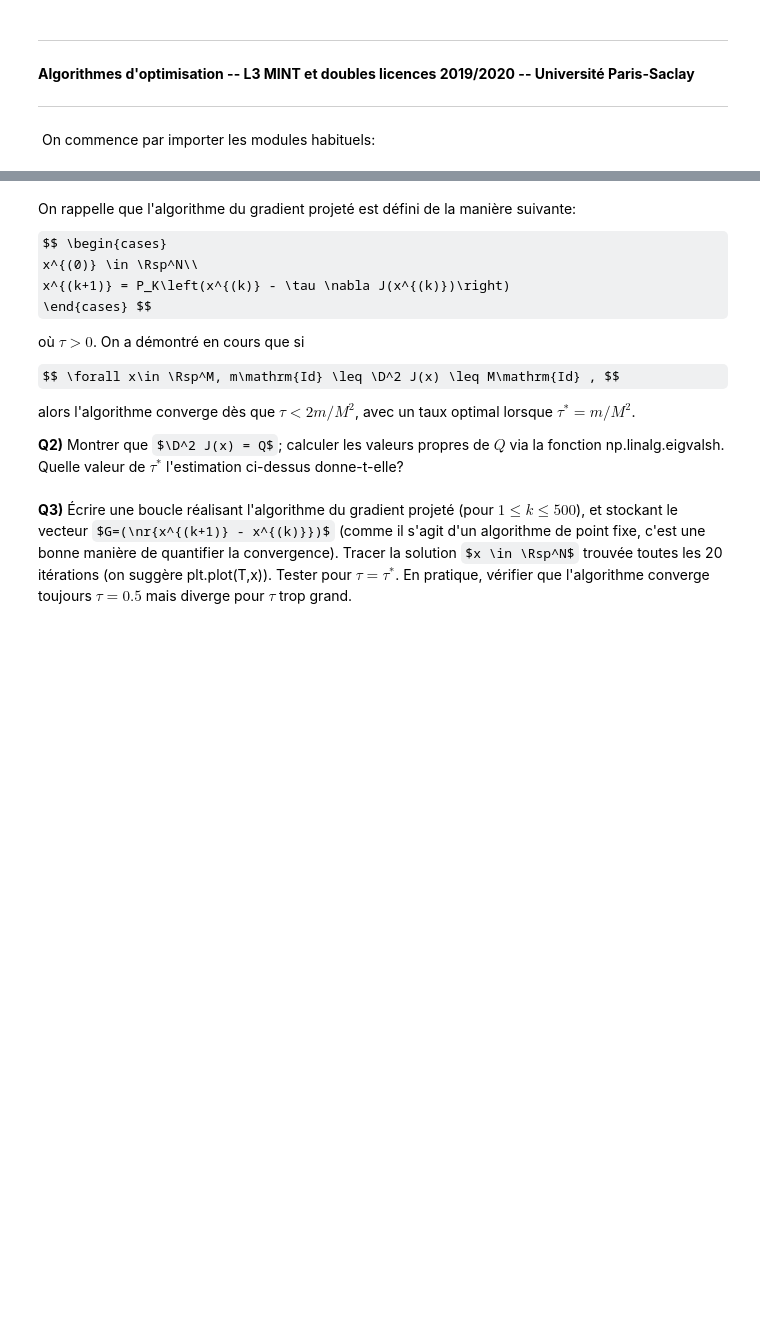
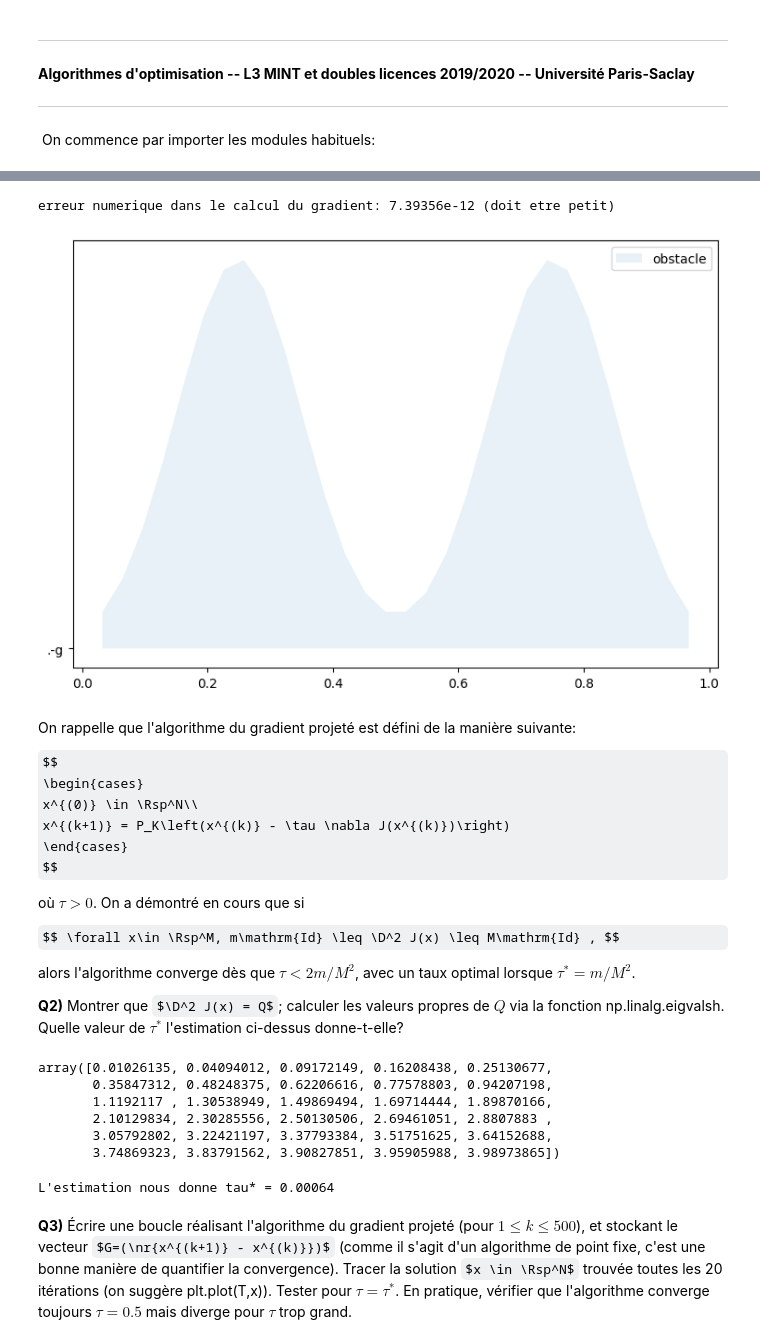
Before and after one commit to aboissie/Algorithms-for-Optimization-, a Jupyter notebook: TP3/tp3-sujet.ipynb, the cells around one changed output, grey strips where cells are left out. Saved outputs shown, nothing was run; the diff lists cells and outputs as text; code cells hidden in the pictures; some formulas as TeX source; blank space fills up the shorter version.

```diff
--- a/TP3/tp3-sujet.ipynb
+++ b/TP3/tp3-sujet.ipynb
@@ -52,23 +52,40 @@ Le gradient de la fonction  $J$ en $x\in \Rsp^N$ est alors donné par $\nabla J(
 
 **Q1)** Écrire une fonction projK(x) retournant la projection de $x\in \Rsp^N$ sur $K$ (la tester avec des petites valeurs de $N$). On fixe désormais $N=30$: écrire la matrice $Q$ et deux fonctions `J(x)` et `gradJ(x)` calculant la valeur et le gradient de $J$. Vérifier le calcul du gradient avec `check_gradient`.
 # %%
-# initialiser les variables K,Q, x0, fmin
-
 N = 30
 T = np.linspace(0,1,N+2)[1:-1]
 F = np.exp(-50*(T-.75)**2) + np.exp(-50*(T-.25)**2)
 #plt.plot(T,F,'.-g',label='obstacle')
 plt.fill_between(T,F,'.-g',label='obstacle',alpha=0.1)
 plt.legend()
 
-# <completer>
+Q = np.diag([2] * N)
+for i in range(0, N - 1):
+    Q[i][i + 1] = -1
+    Q[i + 1][i] = -1
+
+def projK(x):
+    return [max(x_i, f_i) for (x_i, f_i) in zip(x, F)]
+
+def J(x):
+    return 1/2 * x.dot(Q.dot(x))
+
+def gradJ(x):
+    return Q.dot(x)
+
+verifier_gradient(J, gradJ, x0 = np.random.random(N))
+# %% [output]
+erreur numerique dans le calcul du gradient: 7.39356e-12 (doit etre petit)
+[figure, added]
 # %% [markdown]
 On rappelle que l'algorithme du gradient projeté est défini de la manière suivante:
 
-$$ \begin{cases}
+$$
+\begin{cases}
 x^{(0)} \in \Rsp^N\\
 x^{(k+1)} = P_K\left(x^{(k)} - \tau \nabla J(x^{(k)})\right)
-\end{cases} $$
+\end{cases}
+$$
 
 où $\tau>0$. On a démontré en cours que si
 
@@ -82,2 +97,17 @@ alors l'algorithme converge dès que $\tau < 2m/M^2$, avec un taux optimal lorsq
+# %%
+eigs = np.linalg.eigvalsh(Q)
+eigs
+# %% [output]
+array([0.01026135, 0.04094012, 0.09172149, 0.16208438, 0.25130677,
+       0.35847312, 0.48248375, 0.62206616, 0.77578803, 0.94207198,
+       1.1192117 , 1.30538949, 1.49869494, 1.69714444, 1.89870166,
+       2.10129834, 2.30285556, 2.50130506, 2.69461051, 2.8807883 ,
+       3.05792802, 3.22421197, 3.37793384, 3.51751625, 3.64152688,
+       3.74869323, 3.83791562, 3.90827851, 3.95905988, 3.98973865])
+# %%
+tauStar = np.min(eigs) / (np.max(eigs)**2)
+print(f"L'estimation nous donne tau* = {tauStar:.5f}")
+# %% [output]
+L'estimation nous donne tau* = 0.00064
 # %% [markdown]
 **Q3)** Écrire une boucle réalisant l'algorithme du gradient projeté (pour $1\leq k\leq 500$), et stockant le vecteur $G=(\nr{x^{(k+1)} - x^{(k)}})$ (comme il s'agit d'un algorithme de point fixe, c'est une bonne manière de quantifier la convergence). Tracer la solution $x \in \Rsp^N$ trouvée toutes les 20 itérations (on suggère plt.plot(T,x)).  Tester pour $\tau = \tau^*$. En pratique, vérifier que l'algorithme converge toujours $\tau=0.5$ mais diverge pour $\tau$ trop grand.
```
Also changed, not shown: parts of 10 cells of this notebook.
